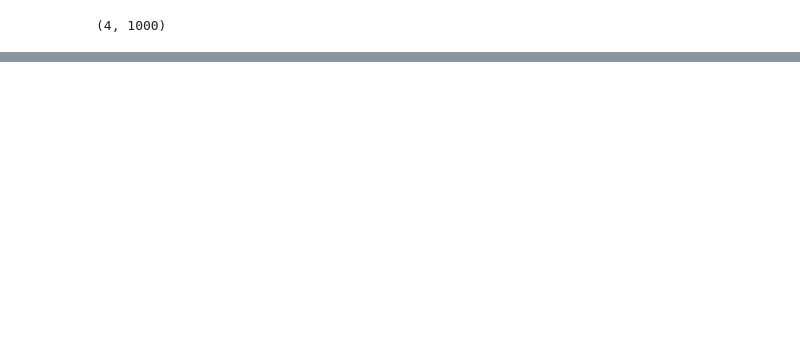
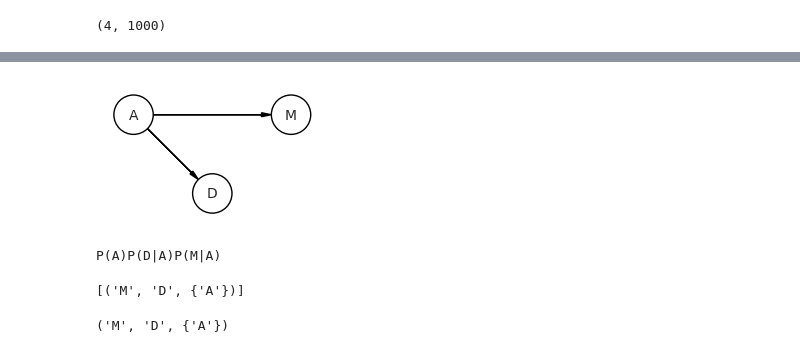
Before and after one commit to styuk/Bayes-Python, a Jupyter notebook: chapter5/chapter5.ipynb, the cells around one changed output, grey strips where cells are left out. Drawn from its saved outputs; the diff is of its cells as text; code cells hidden in the pictures; blank space fills up the shorter version.

```diff
--- a/chapter5/chapter5.ipynb
+++ b/chapter5/chapter5.ipynb
@@ -187,0 +228,34 @@ for i, age_std in enumerate(age_std_seq):
+# %%
+# Note - There is no explicit code section for drawing the second DAG
+# but the figure appears in the book and hence drawing it as well
+dag5_2 = CausalGraphicalModel(nodes=["A", "D", "M"], edges=[("A", "D"), ("A", "M")])
+pgm = daft.PGM()
+coordinates = {"A": (0, 0), "D": (1, 1), "M": (2, 0)}
+for node in dag5_2.dag.nodes:
+    pgm.add_node(node, node, *coordinates[node])
+for edge in dag5_2.dag.edges:
+    pgm.add_edge(*edge)
+pgm.render()
+plt.gca().invert_yaxis()
+# %% [output]
+[figure, added]
+# %%
+print(dag5_2.get_distribution())
+# %% [output]
+P(A)P(D|A)P(M|A)
+# %%
+dag5_2.get_all_independence_relationships()
+# %% [output]
+[('M', 'D', {'A'})]
+# %%
+DMA_dag2 = CausalGraphicalModel(nodes=["A", "D", "M"], edges=[("A", "D"), ("A", "M")])
+all_independencies = DMA_dag2.get_all_independence_relationships()
+for s in all_independencies:
+    if all(
+        t[0] != s[0] or t[1] != s[1] or not t[2].issubset(s[2])
+        for t in all_independencies
+        if t != s
+    ):
+        print(s)
+# %% [output]
+('M', 'D', {'A'})
```
Also changed, not shown: parts of 71 cells of this notebook.
